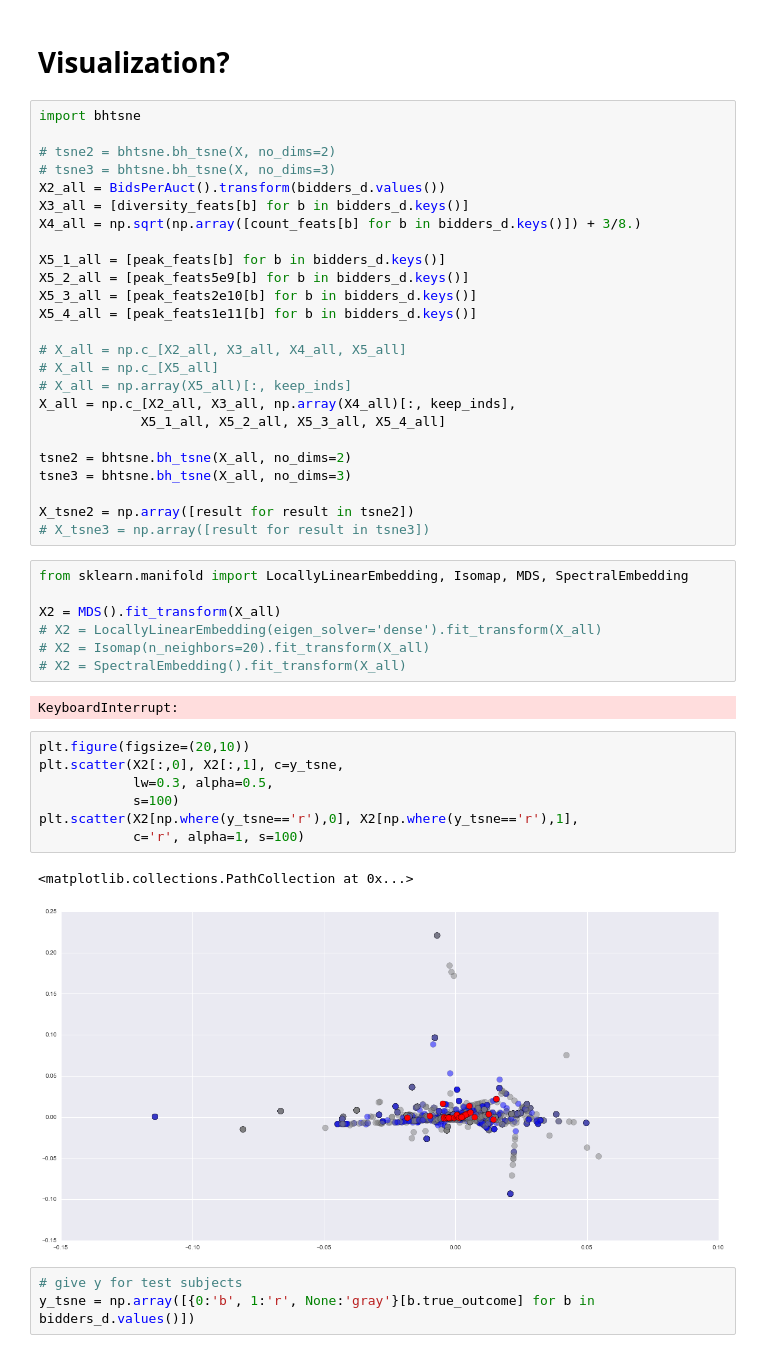
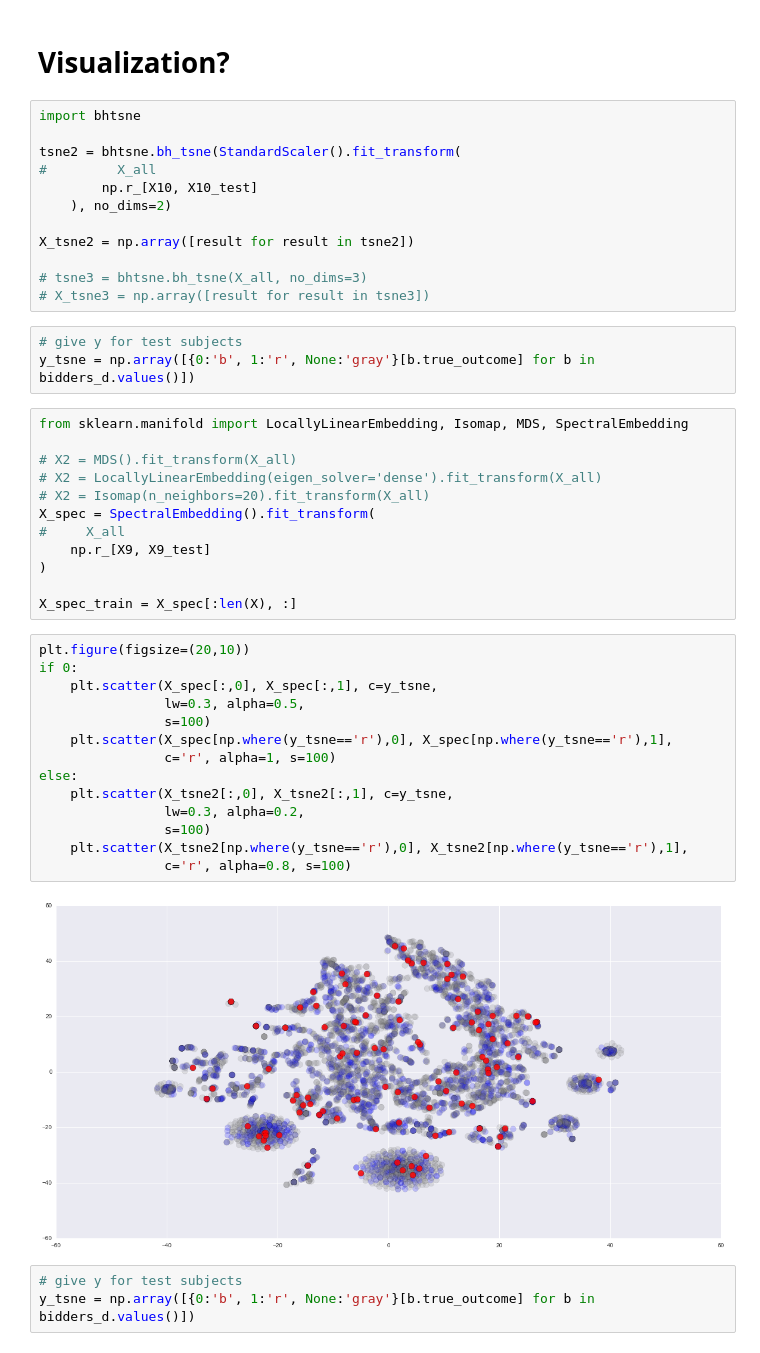
Before and after one commit to JasonTam/fb4, a Jupyter notebook: src/predict.ipynb, the cells around one changed output. Cells and saved outputs as stored; diff of their text form.

```diff
--- a/src/predict.ipynb
+++ b/src/predict.ipynb
@@ -79,49 +135,48 @@ np.save('../data/X.npy', X)
 # %% [markdown]
 # Visualization?
-# %%
-import bhtsne
-
-# tsne2 = bhtsne.bh_tsne(X, no_dims=2)
-# tsne3 = bhtsne.bh_tsne(X, no_dims=3)
-X2_all = BidsPerAuct().transform(bidders_d.values())
-X3_all = [diversity_feats[b] for b in bidders_d.keys()]
-X4_all = np.sqrt(np.array([count_feats[b] for b in bidders_d.keys()]) + 3/8.)
-
-X5_1_all = [peak_feats[b] for b in bidders_d.keys()]
-X5_2_all = [peak_feats5e9[b] for b in bidders_d.keys()]
-X5_3_all = [peak_feats2e10[b] for b in bidders_d.keys()]
-X5_4_all = [peak_feats1e11[b] for b in bidders_d.keys()]
-
-# X_all = np.c_[X2_all, X3_all, X4_all, X5_all]
-# X_all = np.c_[X5_all]
-# X_all = np.array(X5_all)[:, keep_inds]
-X_all = np.c_[X2_all, X3_all, np.array(X4_all)[:, keep_inds],
-             X5_1_all, X5_2_all, X5_3_all, X5_4_all]
-
-tsne2 = bhtsne.bh_tsne(X_all, no_dims=2)
-tsne3 = bhtsne.bh_tsne(X_all, no_dims=3)
-
-X_tsne2 = np.array([result for result in tsne2])
-# X_tsne3 = np.array([result for result in tsne3])
+# %%
+import bhtsne
+
+tsne2 = bhtsne.bh_tsne(StandardScaler().fit_transform(
+#         X_all
+        np.r_[X10, X10_test]
+    ), no_dims=2)
+
+X_tsne2 = np.array([result for result in tsne2])
+
+# tsne3 = bhtsne.bh_tsne(X_all, no_dims=3)
+# X_tsne3 = np.array([result for result in tsne3])
+# %%
+# give y for test subjects
+y_tsne = np.array([{0:'b', 1:'r', None:'gray'}[b.true_outcome] for b in bidders_d.values()])
 # %%
 from sklearn.manifold import LocallyLinearEmbedding, Isomap, MDS, SpectralEmbedding
 
-X2 = MDS().fit_transform(X_all)
+# X2 = MDS().fit_transform(X_all)
 # X2 = LocallyLinearEmbedding(eigen_solver='dense').fit_transform(X_all)
 # X2 = Isomap(n_neighbors=20).fit_transform(X_all)
-# X2 = SpectralEmbedding().fit_transform(X_all)
+X_spec = SpectralEmbedding().fit_transform(
+#     X_all
+    np.r_[X9, X9_test]
+)
+
+X_spec_train = X_spec[:len(X), :]
-# %% [output]
-KeyboardInterrupt:
 # %%
 plt.figure(figsize=(20,10))
-plt.scatter(X2[:,0], X2[:,1], c=y_tsne,
-            lw=0.3, alpha=0.5,
-            s=100)
-plt.scatter(X2[np.where(y_tsne=='r'),0], X2[np.where(y_tsne=='r'),1],
-            c='r', alpha=1, s=100)
+if 0:
+    plt.scatter(X_spec[:,0], X_spec[:,1], c=y_tsne,
+                lw=0.3, alpha=0.5,
+                s=100)
+    plt.scatter(X_spec[np.where(y_tsne=='r'),0], X_spec[np.where(y_tsne=='r'),1],
+                c='r', alpha=1, s=100)
+else:
+    plt.scatter(X_tsne2[:,0], X_tsne2[:,1], c=y_tsne,
+                lw=0.3, alpha=0.2,
+                s=100)
+    plt.scatter(X_tsne2[np.where(y_tsne=='r'),0], X_tsne2[np.where(y_tsne=='r'),1],
+                c='r', alpha=0.8, s=100)
 # %% [output]
-<matplotlib.collections.PathCollection at 0x...>
-[figure, old version]
+[figure, new version]
 # %%
 # give y for test subjects
 y_tsne = np.array([{0:'b', 1:'r', None:'gray'}[b.true_outcome] for b in bidders_d.values()])
```
Also changed, not shown: parts of 48 cells of this notebook, 5 other files.
